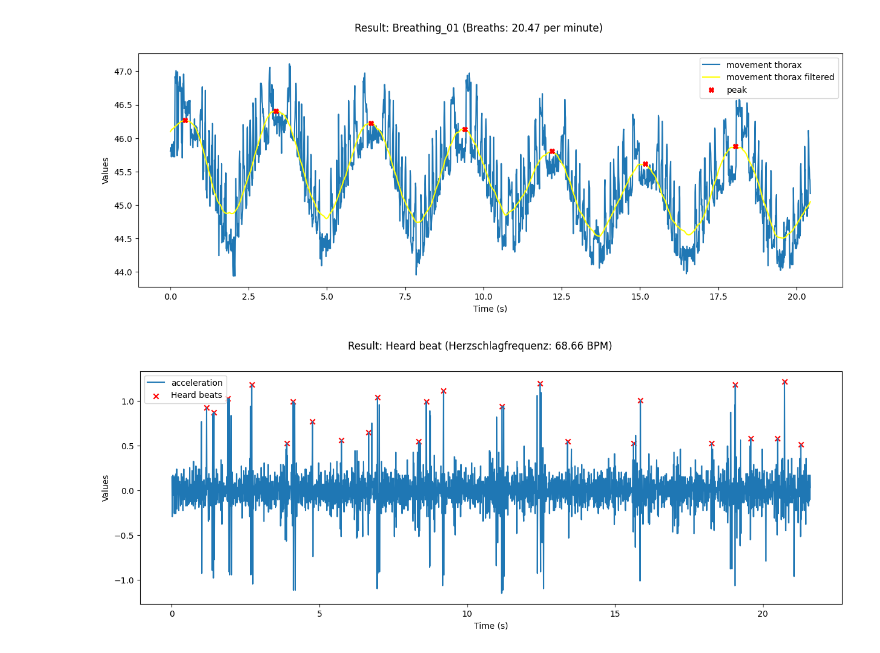
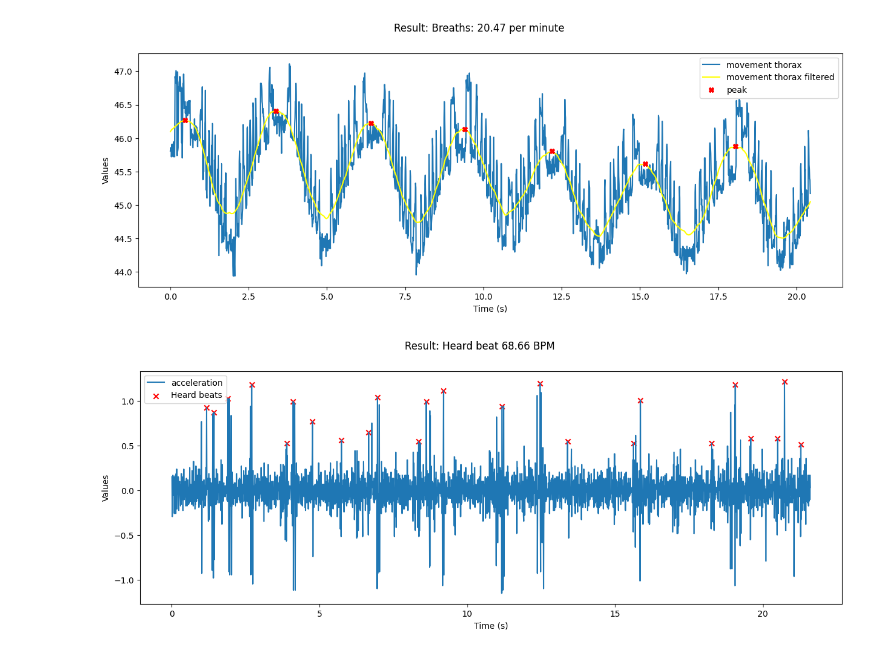
Before and after one commit to JanBoesch/MobileHealthSensing, a Jupyter notebook: V2_Ultraschall/Ultraschall.ipynb, the cells around one changed output. Saved outputs shown, nothing was run; the diff lists cells and outputs as text; code cells hidden in the pictures.

```diff
--- a/V2_Ultraschall/Ultraschall.ipynb
+++ b/V2_Ultraschall/Ultraschall.ipynb
@@ -8,12 +8,13 @@ import numpy as np
 # Read file
 data = pd.read_csv('v2_atmung_3.csv')
 
-# X, Y, Z-Werte aus der CSV-Datei extrahieren
+# Werte aus der CSV-Datei extrahieren
 d_values = data['D']
 
 # Künstliche Zeitreihe erstellen
 time_series = np.arange(len(data)) * 0.01  # 10 Millisekunden pro Eintrag
 
+#Filterung der Daten
 sgf = signal.savgol_filter(d_values, window_length=250, polyorder=2, mode="nearest")
 peaks, _ = find_peaks(sgf,  height=45.25, distance=125)
 
@@ -25,7 +26,7 @@ breaths = 60 / np.mean(time_diffs)
 
 # Create a figure and set its size to 15x5 in.
 fig, ax2 = plt.subplots(figsize=(15,5))
-fig.suptitle(f'Result: Breathing_01 (Breaths: {breaths:.2f} per minute)')
+fig.suptitle(f'Result: Breaths: {breaths:.2f} per minute')
 
 # Plot a line chart
 ax2.plot(time_series, d_values, label='movement thorax')
@@ -38,7 +39,7 @@ ax2.legend()
 # Show plot
 plt.show()
 # %% [output]
-[figure, old version]
+[figure, new version]
 # %%
 import pandas as pd
 import numpy as np
@@ -51,32 +52,32 @@ data = pd.read_csv('v2_herz_1.csv')
 # Werte aus der CSV-Datei extrahieren
 d_values = data['D']
 
 # Künstliche Zeitreihe erstellen
 time_series = np.arange(len(data)) * 0.01  # 10 Millisekunden pro Eintrag
 
 # Ableitung der Beschleunigung berechnen
 acceleration = d_values.diff()
 
 # Peaks in der Beschleunigung finden
 peaks, _ = find_peaks(acceleration, height=0.5, distance=20)
 
 # Zeitdifferenzen zwischen aufeinanderfolgenden Peaks auf der künstlichen Zeitreihe berechnen
 time_diffs = np.diff(time_series[peaks])
 
 # Herzschlagfrequenz in BPM (Beats Per Minute) berechnen
 heartbeats = 60 / np.mean(time_diffs)
 
 # Plot erstellen
 fig, ax1 = plt.subplots(figsize=(15,5))
-fig.suptitle(f'Result: Heard beat (Herzschlagfrequenz: {heartbeats:.2f} BPM)')
+fig.suptitle(f'Result: Heard beat {heartbeats:.2f} BPM')
 
 ax1.plot(time_series, acceleration, label='acceleration')
 ax1.scatter(time_series[peaks], acceleration.iloc[peaks], c='r', marker='x', label='Heard beats')
 ax1.set_xlabel('Time (s)')
 ax1.set_ylabel('Values')
 ax1.legend()
 
 # Diagramm anzeigen
 plt.show()
 # %% [output]
-[figure, old version]
+[figure, new version]
```
Also changed, not shown: 8 other files.
